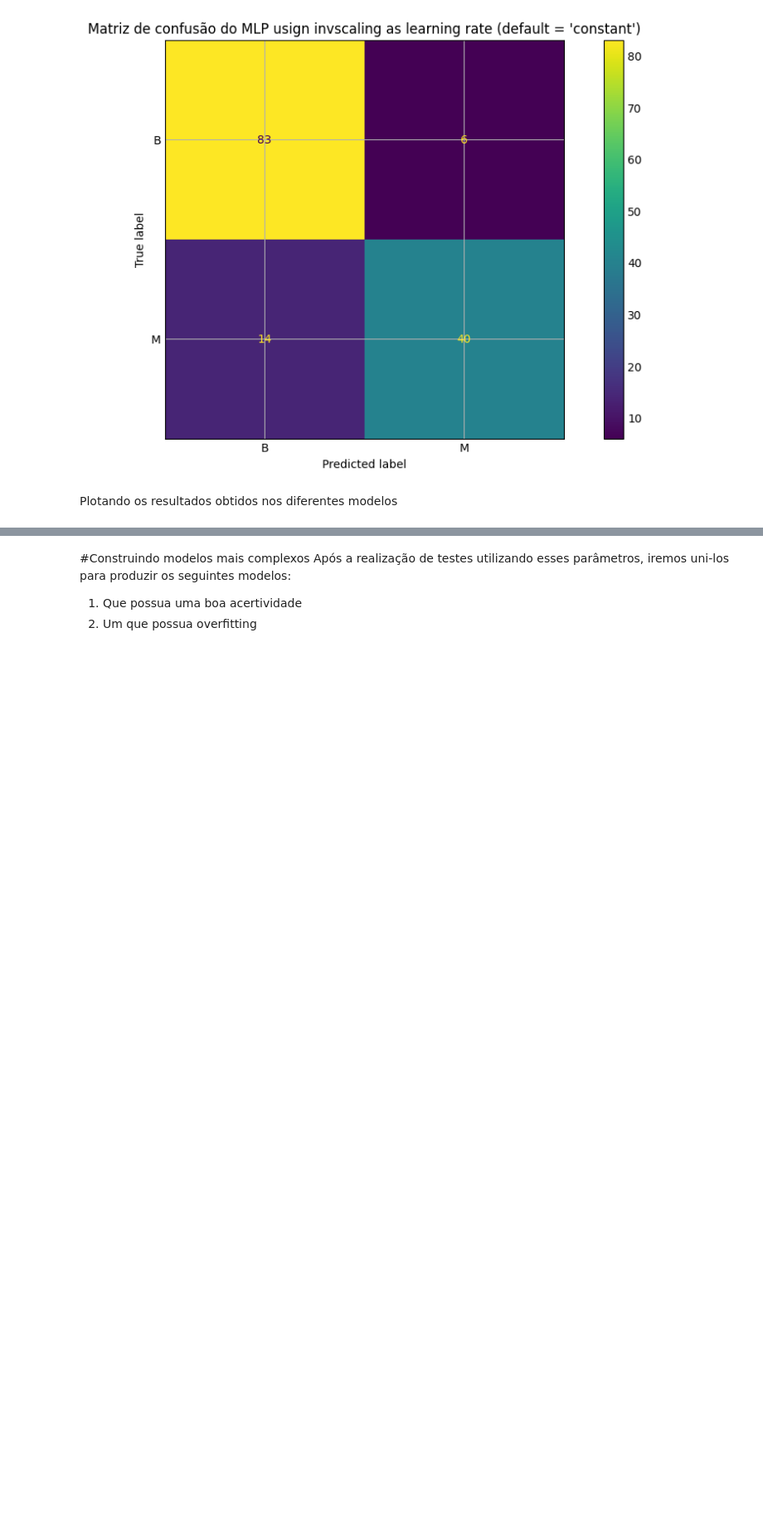
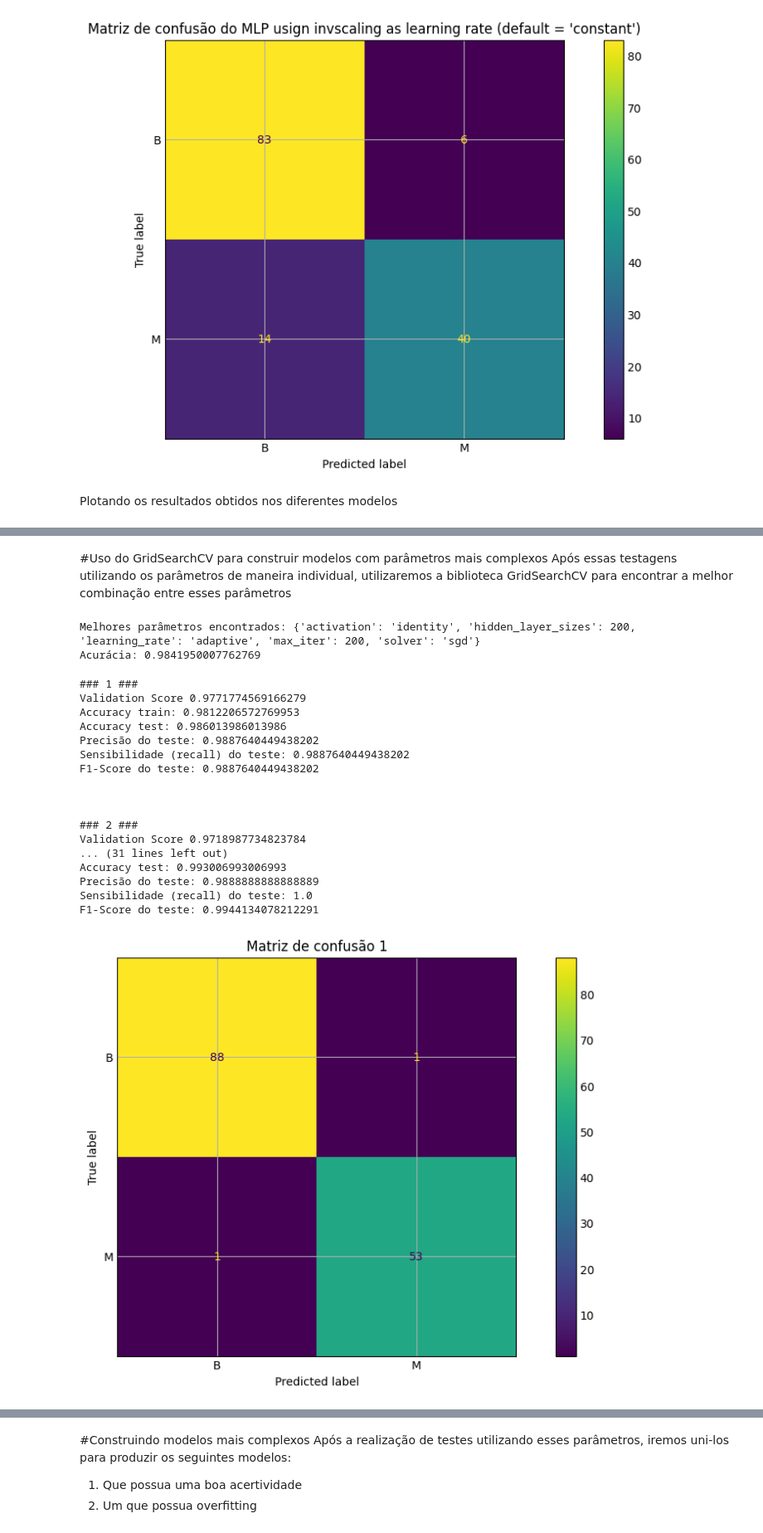
Before and after one commit to GuilhermeMaciel75/ML_aprendizado_supervisionado, a Jupyter notebook: Multi_layer_Perceptron_classifier.ipynb, the cells around one changed output, grey strips where cells are left out. Shown at 83% size. Drawn from its saved outputs; the diff is of its cells as text; code cells hidden in the pictures; blank space fills up the shorter version.

```diff
--- a/Multi_layer_Perceptron_classifier.ipynb
+++ b/Multi_layer_Perceptron_classifier.ipynb
@@ -137,0 +159,75 @@ for info in listPlot:
+# %% [markdown]
+#Uso do GridSearchCV para construir modelos com parâmetros mais complexos
+Após essas testagens utilizando  os parâmetros de maneira individual, utilizaremos a biblioteca GridSearchCV para encontrar a melhor combinação entre esses parâmetros
+# %%
+param_grid = {
+    'hidden_layer_sizes': [200, 10, 500],
+    'activation': ['identity', 'logistic', 'tanh', 'relu'],
+    'solver': ['lbfgs', 'sgd', 'adam'],
+    'learning_rate': ['constant', 'invscaling', 'adaptive'],
+    'max_iter': [200, 10, 500, 10000]
+}
+
+# Criando e treiando o modelo de árvore de decisão
+model = MLPClassifier()
+gridSearch = GridSearchCV(model, param_grid, cv=5)
+gridSearch.fit(dataValues, dataLabels)
+
+print(f"Melhores parâmetros encontrados: {gridSearch.best_params_}")
+print(f"Acurácia: {gridSearch.best_score_}")
+# %% [output]
+Melhores parâmetros encontrados: {'activation': 'identity', 'hidden_layer_sizes': 200, 'learning_rate': 'adaptive', 'max_iter': 200, 'solver': 'sgd'}
+Acurácia: 0.9841950007762769
+# %%
+results = pd.DataFrame(gridSearch.cv_results_)
+results = results.sort_values(by='mean_test_score', ascending=False)
+top_results = results.head()
+nModel = 1
+for i, (params, mean_score) in enumerate(zip(top_results['params'], top_results['mean_test_score'])):
+
+  print(f"\n\n\n### {nModel} ###")
+
+  model = MLPClassifier(**params)
+
+  scores = cross_val_score(model, dataValues,dataLabels, cv=5)
+  mean_score = np.mean(scores)
+  print("Validation Score", mean_score)
+
+  #Trainning the Model
+  model = model.fit(x_train, y_train)
+  modelPredict = model.predict(x_train)
+  accuracy = accuracy_score(y_train, modelPredict)
+  print(f"Acurácia do treino: {accuracy}")
+
+  #Verify the accuracy with the data of test
+  modelPredict = model.predict(x_test)
+  accuracy = accuracy_score(y_test, modelPredict)
+  print(f"Acurácia do teste: {accuracy}")
+  print(f"Precisão do teste: {precision_score(y_test, modelPredict, pos_label='B')}")
+  print(f"Sensibilidade (recall) do teste: {recall_score(y_test, modelPredict, pos_label='B')}")
+  print(f"F1-Score do teste: {f1_score(y_test, modelPredict, pos_label='B')}")
+
+  fig, ax = plt.subplots(figsize=(10, 5))
+  ConfusionMatrixDisplay.from_predictions(y_test, modelPredict, ax=ax)
+  _ = ax.set_title(f"Matriz de confusão {nModel}")
+
+  nModel += 1
+# %% [output]
+### 1 ###
+Validation Score 0.9771774569166279
+Accuracy train: 0.9812206572769953
+Accuracy test: 0.986013986013986
+Precisão do teste: 0.9887640449438202
+Sensibilidade (recall) do teste: 0.9887640449438202
+F1-Score do teste: 0.9887640449438202
+
+
+
+### 2 ###
+Validation Score 0.9718987734823784
+... (31 lines left out)
+Accuracy test: 0.993006993006993
+Precisão do teste: 0.9888888888888889
+Sensibilidade (recall) do teste: 1.0
+F1-Score do teste: 0.9944134078212291
+[figure, added]
```
Also changed, not shown: parts of 9 cells of this notebook.
